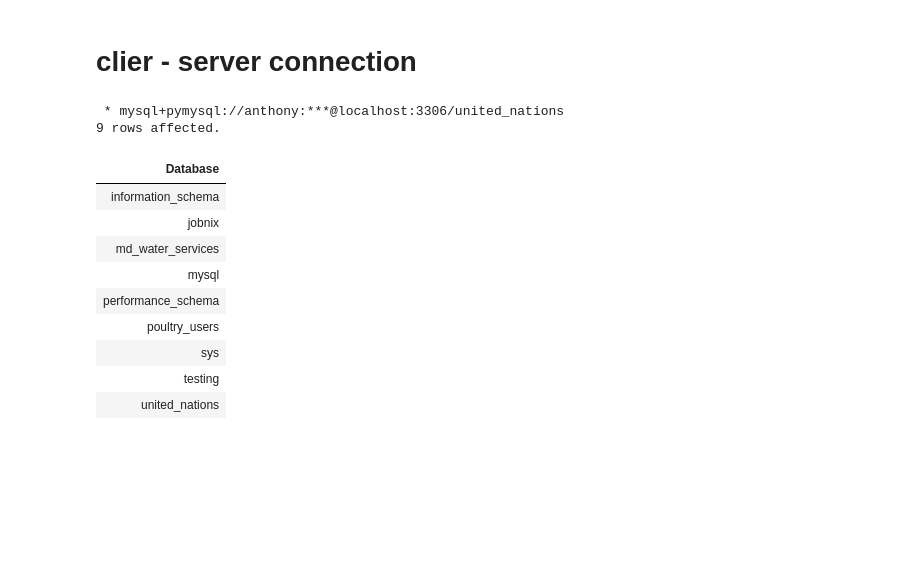
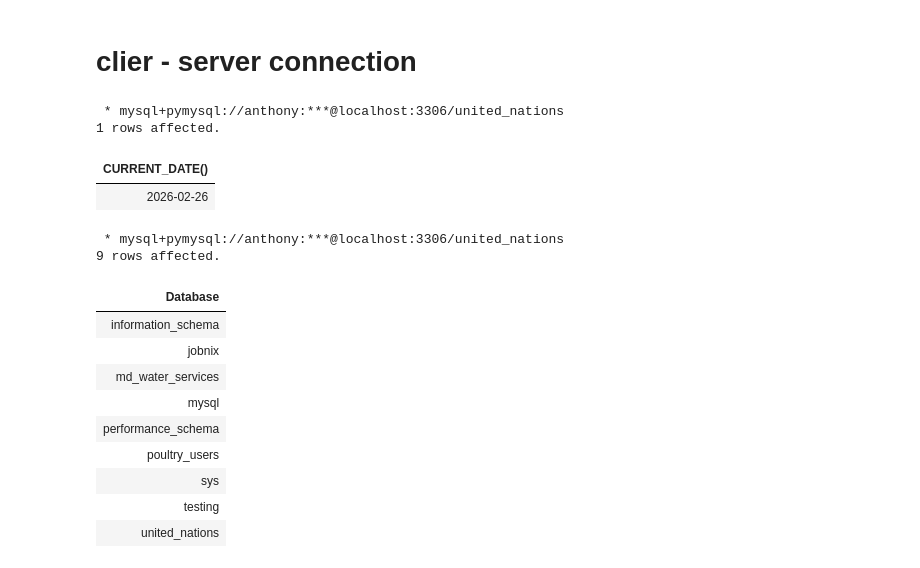
Before and after one commit to ndegwaanth/maji-ndogo, a Jupyter notebook: maji_ndogo.ipynb, the cells around one changed output. Drawn from its saved outputs; the diff is of its cells as text; code cells hidden in the pictures; blank space fills up the shorter version.

```diff
--- a/maji_ndogo.ipynb
+++ b/maji_ndogo.ipynb
@@ -8,3 +11,11 @@ mysql+pymysql://don:Sucess%40123@localhost:3306/united_nations
+# %%
+%%sql
+SELECT CURRENT_DATE();
+# %% [output]
+ * mysql+pymysql://anthony:***@localhost:3306/united_nations
+1 rows affected.
+| CURRENT_DATE() |
+| 2026-02-26 |
 # %%
 %%sql
 SHOW DATABASES;
```
Also changed, not shown: parts of 2 cells of this notebook, 12 other files.
